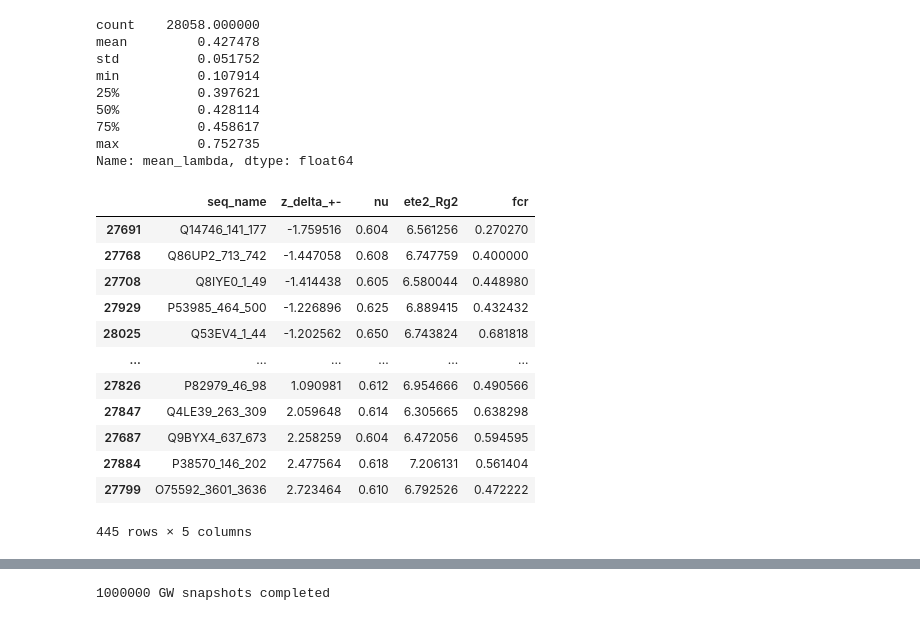
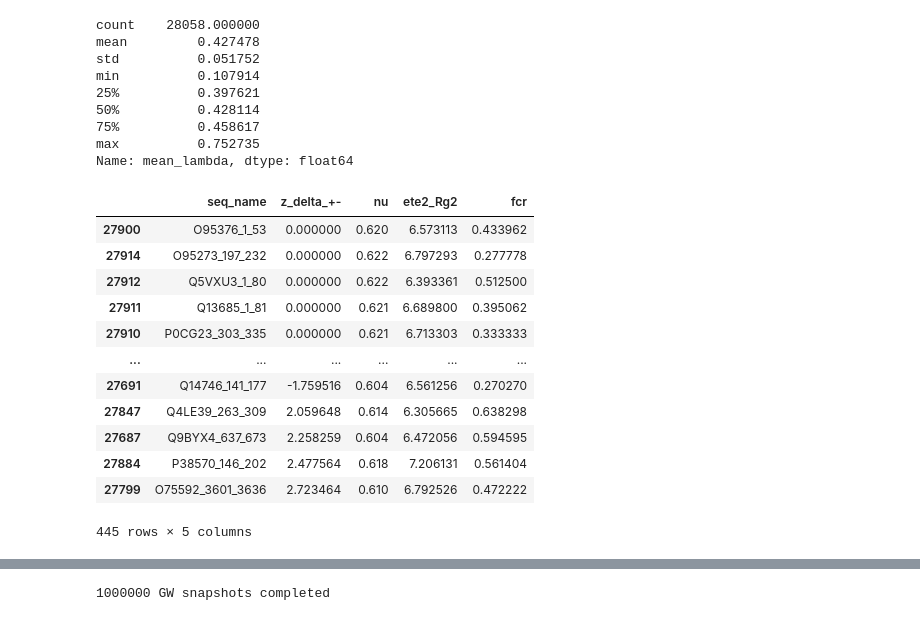
Before and after one commit to hshadman/larsen_paper_IDR_properties, a Jupyter notebook: IDROME-investigate_properties.ipynb, the cells around one changed output, grey strips where cells are left out. Drawn from its saved outputs; the diff is of its cells as text; code cells hidden in the pictures.

```diff
--- a/IDROME-investigate_properties.ipynb
+++ b/IDROME-investigate_properties.ipynb
@@ -565,16 +565,16 @@ min          0.107914
 max          0.752735
 Name: mean_lambda, dtype: float64
 # %%
-idrome_prop_df[idrome_prop_df['nu']>0.6][['seq_name','z_delta_+-','nu','ete2_Rg2','fcr']].sort_values(by='z_delta_+-')
+idrome_prop_df[idrome_prop_df['nu']>0.6][['seq_name','z_delta_+-','nu','ete2_Rg2','fcr']].sort_values(by='z_delta_+-',key=abs)
 # %% [output]
 |  | seq_name | z_delta_+- | nu | ete2_Rg2 | fcr |
+| 27900 | O95376_1_53 | 0.000000 | 0.620 | 6.573113 | 0.433962 |
+| 27914 | O95273_197_232 | 0.000000 | 0.622 | 6.797293 | 0.277778 |
+| 27912 | Q5VXU3_1_80 | 0.000000 | 0.622 | 6.393361 | 0.512500 |
+| 27911 | Q13685_1_81 | 0.000000 | 0.621 | 6.689800 | 0.395062 |
+| 27910 | P0CG23_303_335 | 0.000000 | 0.621 | 6.713303 | 0.333333 |
+| ... | ... | ... | ... | ... | ... |
 | 27691 | Q14746_141_177 | -1.759516 | 0.604 | 6.561256 | 0.270270 |
-| 27768 | Q86UP2_713_742 | -1.447058 | 0.608 | 6.747759 | 0.400000 |
-| 27708 | Q8IYE0_1_49 | -1.414438 | 0.605 | 6.580044 | 0.448980 |
-| 27929 | P53985_464_500 | -1.226896 | 0.625 | 6.889415 | 0.432432 |
-| 28025 | Q53EV4_1_44 | -1.202562 | 0.650 | 6.743824 | 0.681818 |
-| ... | ... | ... | ... | ... | ... |
-| 27826 | P82979_46_98 | 1.090981 | 0.612 | 6.954666 | 0.490566 |
 | 27847 | Q4LE39_263_309 | 2.059648 | 0.614 | 6.305665 | 0.638298 |
 | 27687 | Q9BYX4_637_673 | 2.258259 | 0.604 | 6.472056 | 0.594595 |
 | 27884 | P38570_146_202 | 2.477564 | 0.618 | 7.206131 | 0.561404 |
```
Also changed, not shown: parts of 1 cell of this notebook.
